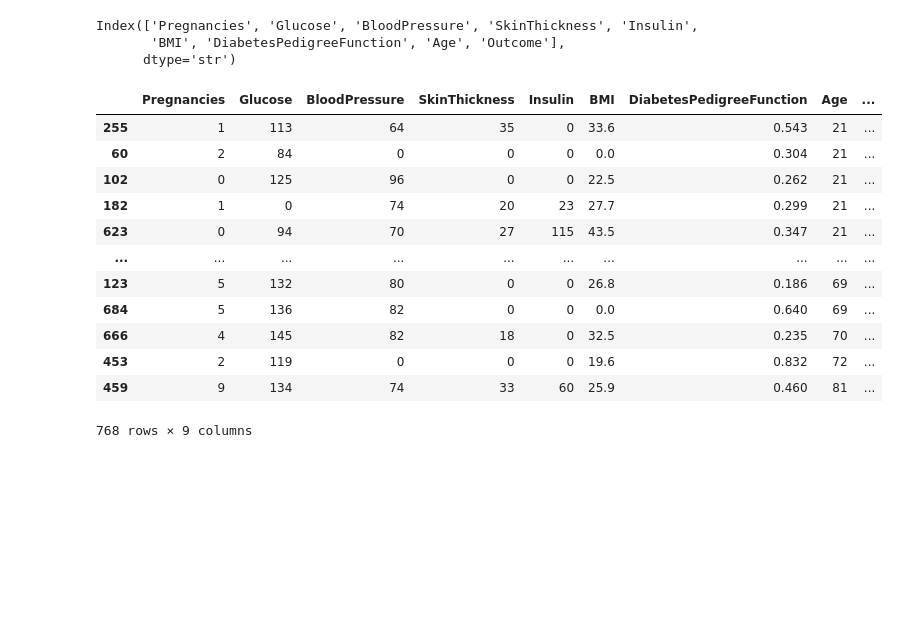
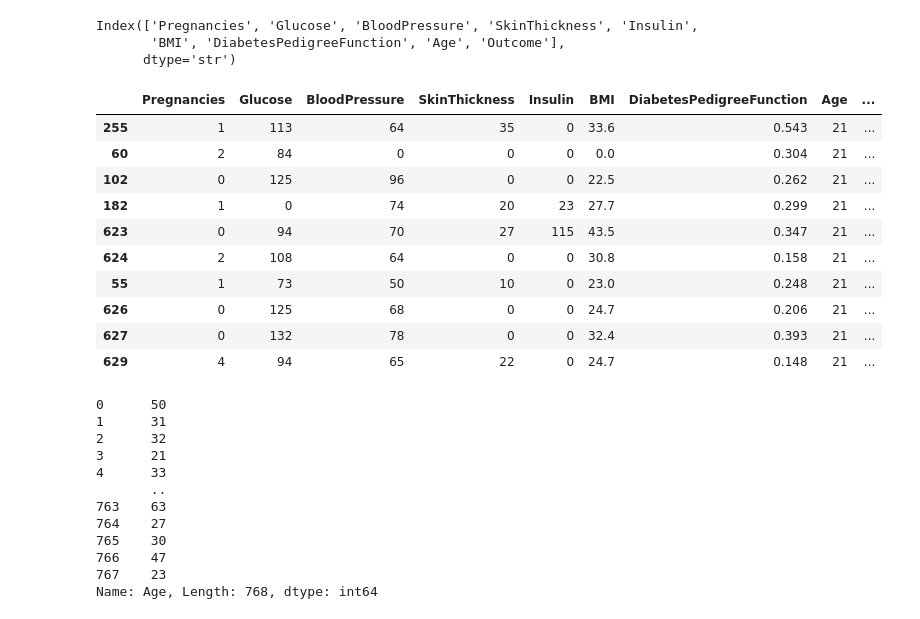
Before and after one commit to akyadav43-debug/Python-Basics, a Jupyter notebook: Pandas.ipynb, the cells around one changed output. Saved outputs shown, nothing was run; the diff lists cells and outputs as text; code cells hidden in the pictures; blank space fills up the shorter version.

```diff
--- a/Pandas.ipynb
+++ b/Pandas.ipynb
@@ -88,18 +88,33 @@ Index(['Pregnancies', 'Glucose', 'BloodPressure', 'SkinThickness', 'Insulin',
        'BMI', 'DiabetesPedigreeFunction', 'Age', 'Outcome'],
       dtype='str')
 # %%
-df.sort_values('Age')
+new_df = df.sort_values('Age')
-# %% [output]
-|  | Pregnancies | Glucose | BloodPressure | SkinThickness | Insulin | BMI | DiabetesPedigreeFunction | Age | ... |
-| 255 | 1 | 113 | 64 | 35 | 0 | 33.6 | 0.543 | 21 | ... |
-| 60 | 2 | 84 | 0 | 0 | 0 | 0.0 | 0.304 | 21 | ... |
-| 102 | 0 | 125 | 96 | 0 | 0 | 22.5 | 0.262 | 21 | ... |
-| 182 | 1 | 0 | 74 | 20 | 23 | 27.7 | 0.299 | 21 | ... |
-| 623 | 0 | 94 | 70 | 27 | 115 | 43.5 | 0.347 | 21 | ... |
-| ... | ... | ... | ... | ... | ... | ... | ... | ... | ... |
-| 123 | 5 | 132 | 80 | 0 | 0 | 26.8 | 0.186 | 69 | ... |
-| 684 | 5 | 136 | 82 | 0 | 0 | 0.0 | 0.640 | 69 | ... |
-| 666 | 4 | 145 | 82 | 18 | 0 | 32.5 | 0.235 | 70 | ... |
-| 453 | 2 | 119 | 0 | 0 | 0 | 19.6 | 0.832 | 72 | ... |
-| 459 | 9 | 134 | 74 | 33 | 60 | 25.9 | 0.460 | 81 | ... |
-768 rows × 9 columns
+# %%
+new_df.head(10)
+# %% [output]
+|  | Pregnancies | Glucose | BloodPressure | SkinThickness | Insulin | BMI | DiabetesPedigreeFunction | Age | ... |
+| 255 | 1 | 113 | 64 | 35 | 0 | 33.6 | 0.543 | 21 | ... |
+| 60 | 2 | 84 | 0 | 0 | 0 | 0.0 | 0.304 | 21 | ... |
+| 102 | 0 | 125 | 96 | 0 | 0 | 22.5 | 0.262 | 21 | ... |
+| 182 | 1 | 0 | 74 | 20 | 23 | 27.7 | 0.299 | 21 | ... |
+| 623 | 0 | 94 | 70 | 27 | 115 | 43.5 | 0.347 | 21 | ... |
+| 624 | 2 | 108 | 64 | 0 | 0 | 30.8 | 0.158 | 21 | ... |
+| 55 | 1 | 73 | 50 | 10 | 0 | 23.0 | 0.248 | 21 | ... |
+| 626 | 0 | 125 | 68 | 0 | 0 | 24.7 | 0.206 | 21 | ... |
+| 627 | 0 | 132 | 78 | 0 | 0 | 32.4 | 0.393 | 21 | ... |
+| 629 | 4 | 94 | 65 | 22 | 0 | 24.7 | 0.148 | 21 | ... |
+# %%
+df['Age']
+# %% [output]
+0      50
+1      31
+2      32
+3      21
+4      33
+       ..
+763    63
+764    27
+765    30
+766    47
+767    23
+Name: Age, Length: 768, dtype: int64
```
Also changed, not shown: parts of 14 cells of this notebook.
